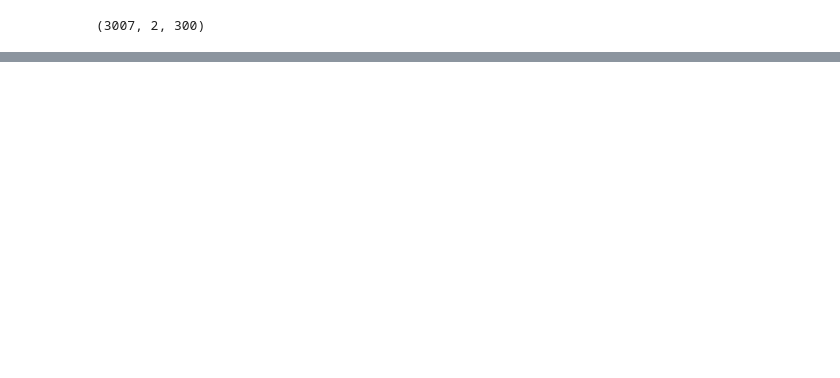
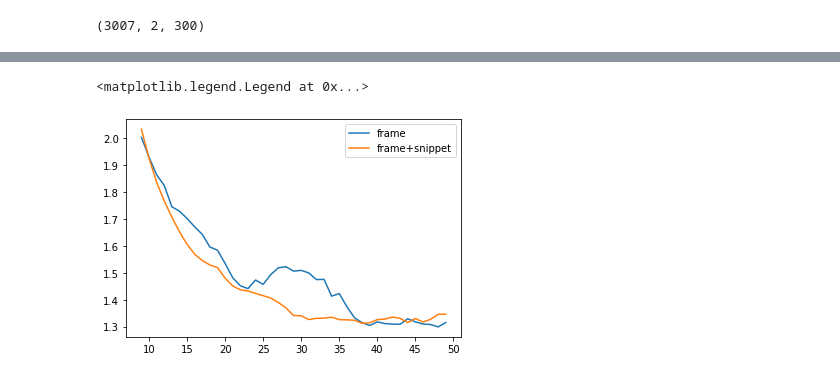
Before and after one commit to FoskarVP/SANNI, a Jupyter notebook: ipython/Untitled2.ipynb, the cells around one changed output, grey strips where cells are left out. Drawn from its saved outputs; the diff is of its cells as text; code cells hidden in the pictures; blank space fills up the shorter version.

```diff
--- a/ipython/Untitled2.ipynb
+++ b/ipython/Untitled2.ipynb
@@ -173,3 +165,12 @@ plt.legend()
+# %%
+plt.plot(pd.DataFrame(histor.history["val_loss"]).rolling(window=1*10).mean(),label="frame")
+plt.plot(pd.DataFrame(histor_snipp.history["val_loss"]).rolling(window=1*10).mean(),label="frame+snippet")
+#plt.plot(histor_class.history["val_loss"],label="frame+class")
+
+plt.legend()
+# %% [output]
+<matplotlib.legend.Legend at 0x...>
+[figure, added]
 # %%
 from sklearn.metrics import mean_absolute_error
 print("mae frame: ",mean_absolute_error(y_test, model.predict(X_test[:,1])))
```
Also changed, not shown: parts of 11 cells of this notebook, 16 other files.
